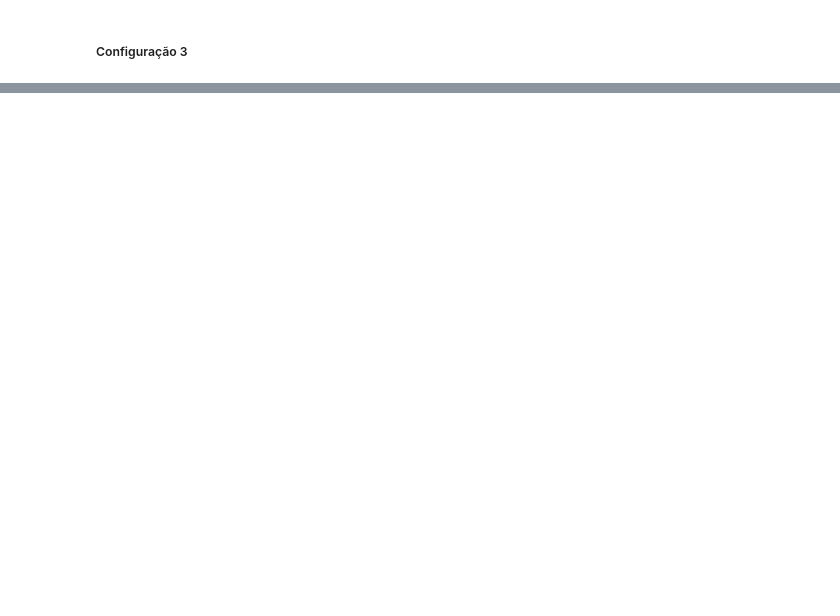
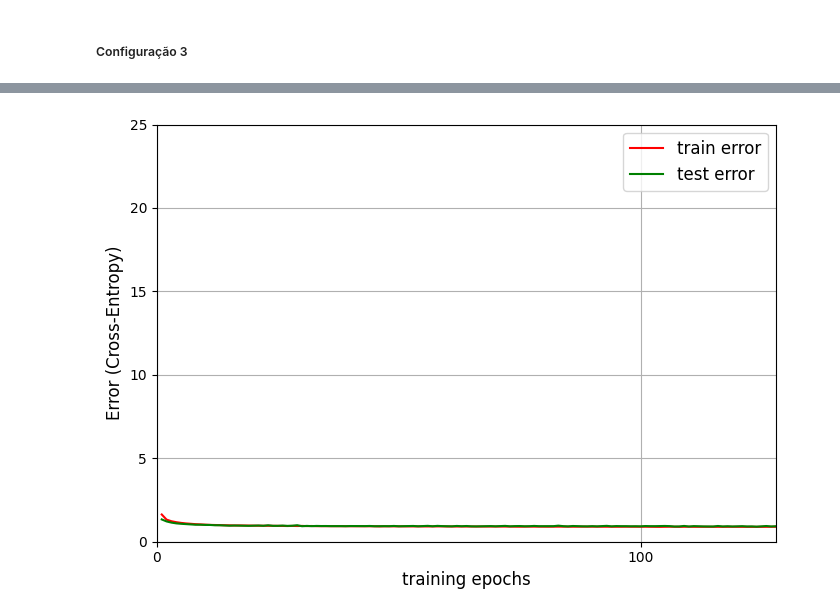
Before and after one commit to jaopredos/DeepLearning, a Jupyter notebook: Convolutional Neural Networks/image-classification.ipynb, the cells around one changed output, grey strips where cells are left out. Drawn from its saved outputs; the diff is of its cells as text; code cells hidden in the pictures; blank space fills up the shorter version.

```diff
--- a/Convolutional Neural Networks/image-classification.ipynb
+++ b/Convolutional Neural Networks/image-classification.ipynb
@@ -251,0 +293,27 @@ history = model.fit(train_images, train_labels, validation_data=(test_images, te
+# %%
+import matplotlib.pyplot as plt
+
+#Obtenha a perda de treinamento e validação do objeto history
+loss = history.history['loss']
+val_loss = history.history['val_loss']
+epochs_range = range(1, len(loss) + 1)
+
+#Plotar o erro de treinamento e validação
+plt.figure(figsize=(7, 5))
+plt.plot(epochs_range, loss, color='red', label='train error')
+plt.plot(epochs_range, val_loss, color='green', label='test error')
+
+#Rótulos dos eixos
+plt.xlabel('training epochs', fontsize=12)
+plt.ylabel('Error (Cross-Entropy)', fontsize=12)
+plt.ylim(0, 25)
+plt.yticks(range(0, 26, 5))
+
+plt.xlim(0, EPOCHS)
+plt.xticks(range(0, EPOCHS + 1, 100))
+plt.legend(fontsize=12)
+plt.grid(True)
+plt.tight_layout()
+plt.show() # Mostrar o gráfico
+# %% [output]
+[figure, added]
```
Also changed, not shown: parts of 4 cells of this notebook.
